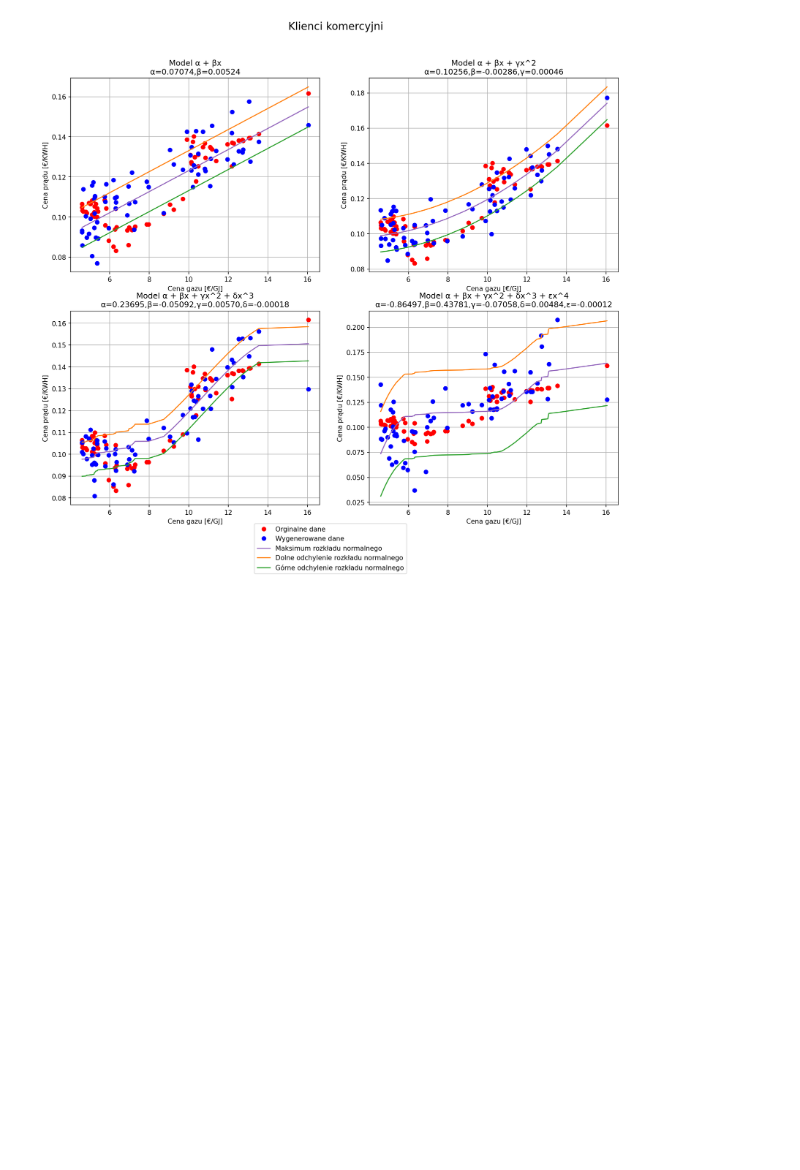
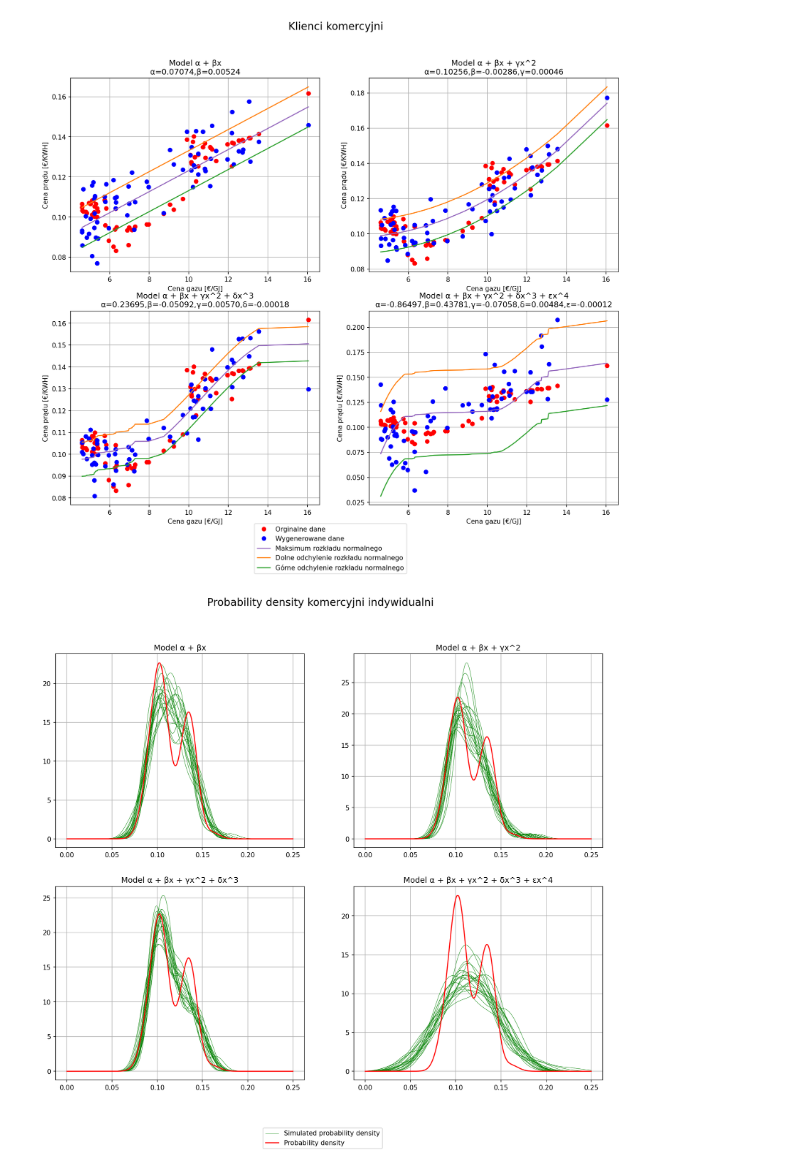
Before and after one commit to JTSawicki/Projekt-DataAnalytics-2022, a Jupyter notebook: Source_Code/Models 2.ipynb, the cells around one changed output. Drawn from its saved outputs; the diff is of its cells as text; code cells hidden in the pictures; blank space fills up the shorter version.

```diff
--- a/Source_Code/Models 2.ipynb
+++ b/Source_Code/Models 2.ipynb
@@ -278,3 +327,19 @@ Dopasowanie wielomianem rzędu = 2, alpha = 0.10255620955, beta = -0.00285755157
 Dopasowanie wielomianem rzędu = 3, alpha = 0.23694773350000004, beta = -0.05092484647500001, gamma = 0.0057005366375, delta = -0.00017836898349999998, epsilon = None
 Dopasowanie wielomianem rzędu = 4, alpha = -0.864974489, beta = 0.43780547450000007, gamma = -0.070582702475, delta = 0.00484035963296375, epsilon = -0.0001182390593255
 [figure]
+# %%
+f, axs = plt.subplots(2, 2, figsize=(15,12), dpi=150)
+
+PlotProbabilityDensity(ei_mean_list, i_fit_degree1, 1, axs[0, 0], densityNum=20, linEnd=0.25)
+PlotProbabilityDensity(ei_mean_list, i_fit_degree2, 2, axs[0, 1], densityNum=20, linEnd=0.25)
+PlotProbabilityDensity(ei_mean_list, i_fit_degree3, 3, axs[1, 0], densityNum=20, linEnd=0.25)
+PlotProbabilityDensity(ei_mean_list, i_fit_degree4, 4, axs[1, 1], densityNum=20, linEnd=0.25)
+
+f.suptitle('Probability density komercyjni indywidualni', fontsize=16)
+plt.rcParams['axes.grid'] = True
+handles, labels = axs[0, 0].get_legend_handles_labels()
+f.legend(handles, labels, loc='lower center')
+plt.savefig('Probability density komercyjni indywidualni.png', dpi=300, facecolor='w')
+plt.show()
+# %% [output]
+[figure, added]
```
Also changed, not shown: parts of 7 cells of this notebook, 2 other files.
